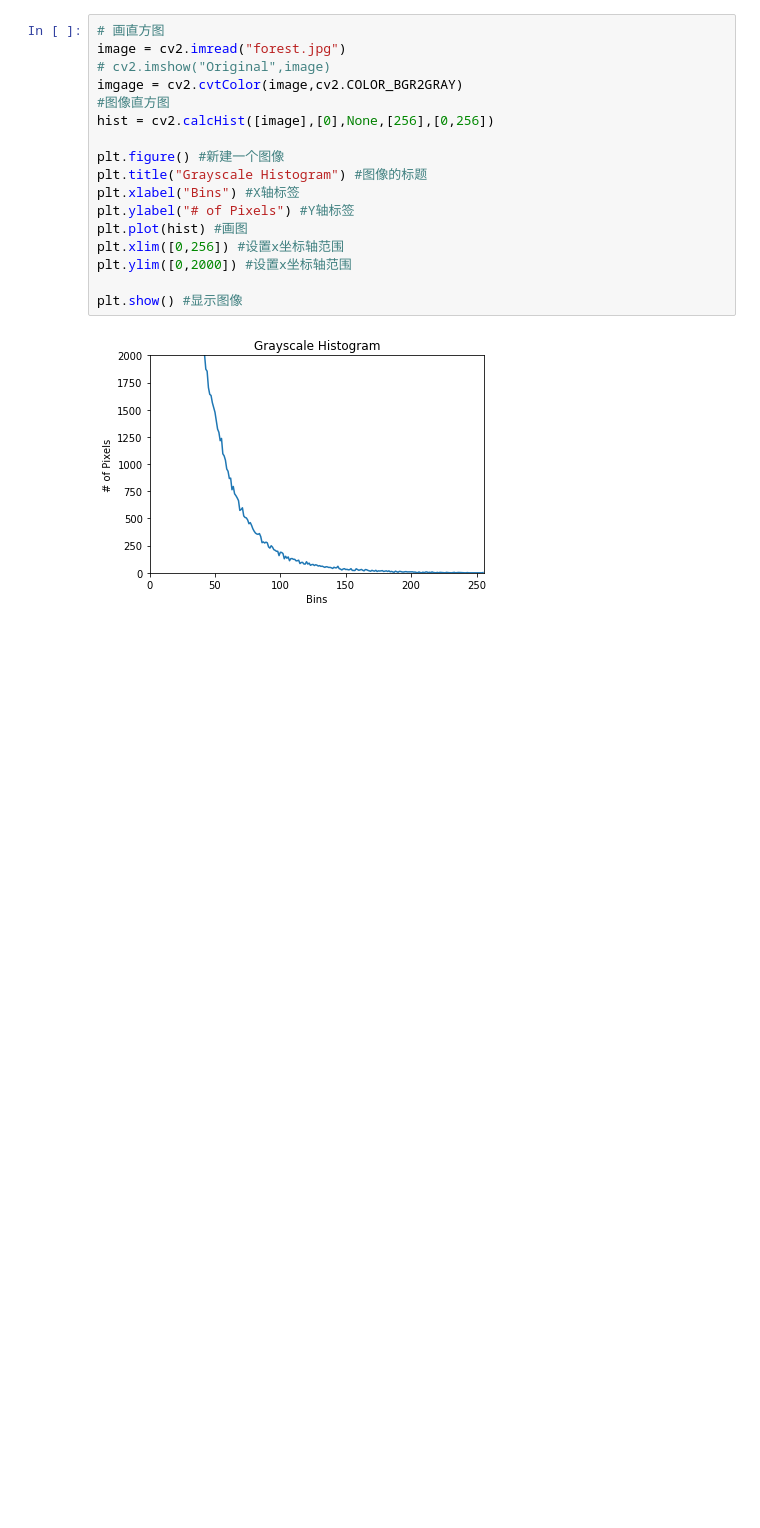
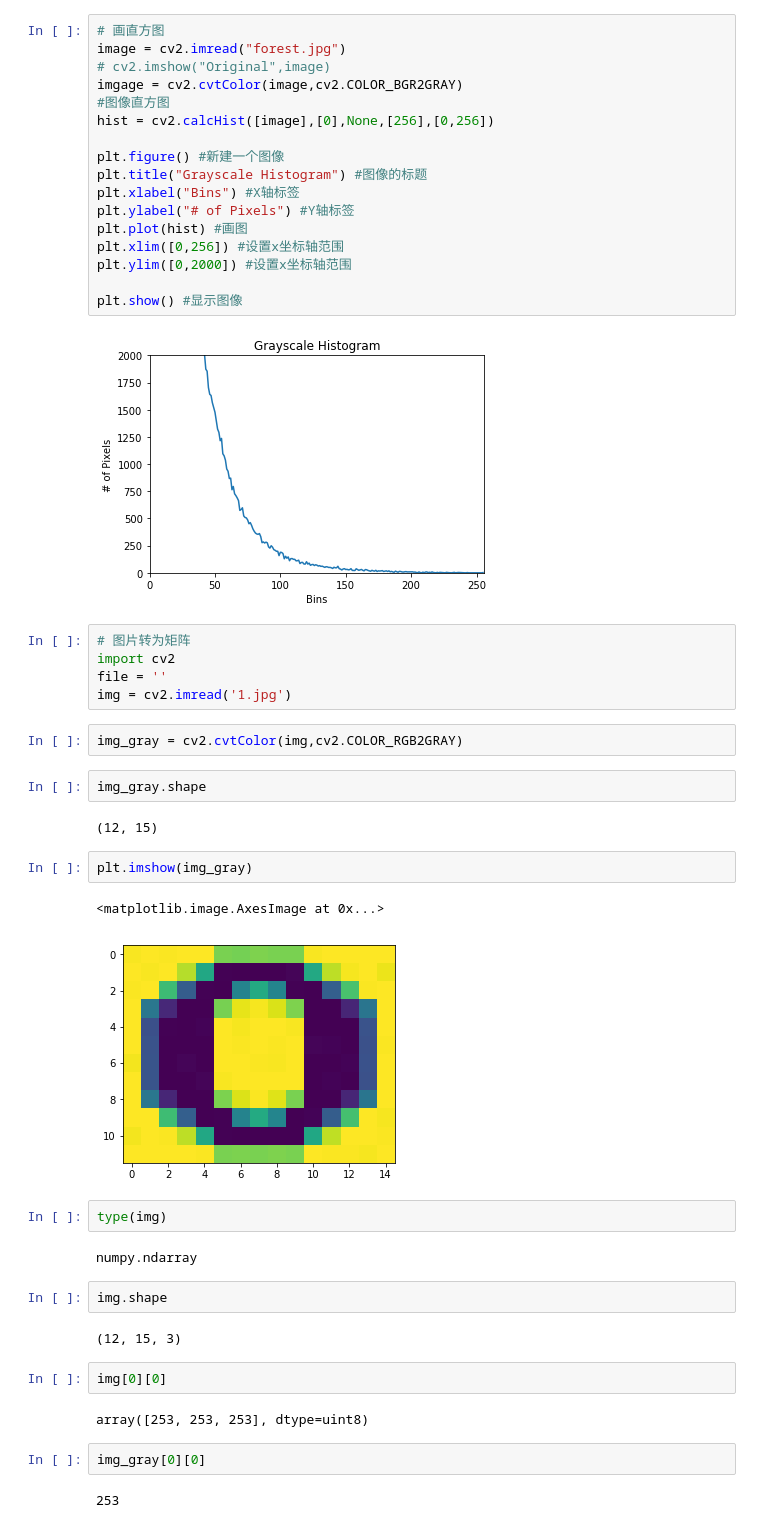
Before and after one commit to barneyElDinosaurio/base_function, a Jupyter notebook: image_detect/image_base.ipynb, the cells around one changed output. Saved outputs shown, nothing was run; the diff lists cells and outputs as text; blank space fills up the shorter version.

```diff
--- a/image_detect/image_base.ipynb
+++ b/image_detect/image_base.ipynb
@@ -450,3 +449,35 @@ plt.ylim([0,2000]) #设置x坐标轴范围
 plt.show() #显示图像
 # %% [output]
 [figure]
+# %%
+# 图片转为矩阵
+import cv2
+file = ''
+img = cv2.imread('1.jpg')
+# %%
+img_gray = cv2.cvtColor(img,cv2.COLOR_RGB2GRAY)
+# %%
+img_gray.shape
+# %% [output]
+(12, 15)
+# %%
+plt.imshow(img_gray)
+# %% [output]
+<matplotlib.image.AxesImage at 0x...>
+[figure, added]
+# %%
+type(img)
+# %% [output]
+numpy.ndarray
+# %%
+img.shape
+# %% [output]
+(12, 15, 3)
+# %%
+img[0][0]
+# %% [output]
+array([253, 253, 253], dtype=uint8)
+# %%
+img_gray[0][0]
+# %% [output]
+253
```
Also changed, not shown: parts of 37 cells of this notebook, 11 other files.
